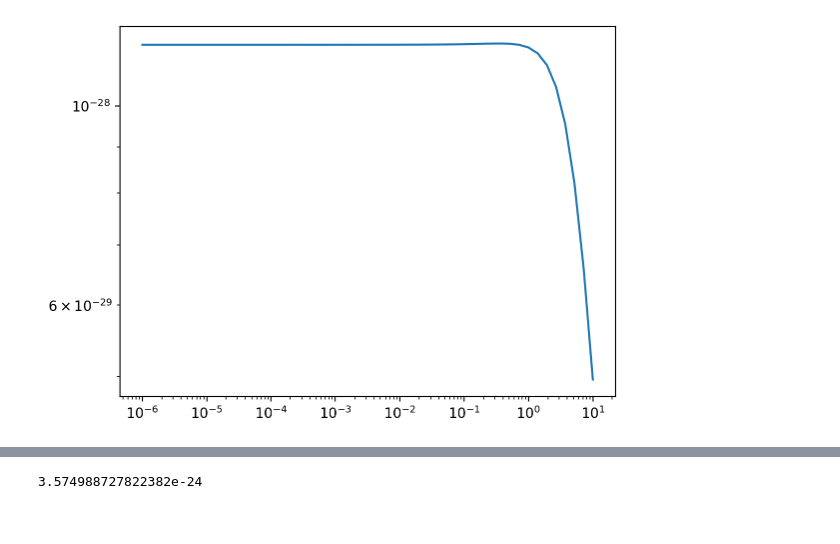
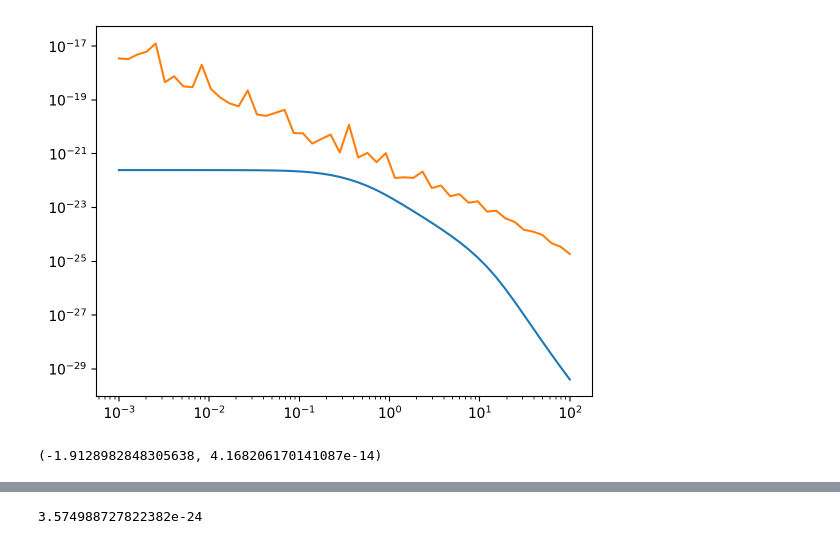
Before and after one commit to yenhsunlin/SNnuBDM2, a Jupyter notebook: src/crox.ipynb, the cells around one changed output, grey strips where cells are left out. Drawn from its saved outputs; the diff is of its cells as text; code cells hidden in the pictures.

```diff
--- a/src/crox.ipynb
+++ b/src/crox.ipynb
@@ -24,7 +24,7 @@ mmu = 105.658
 # gram to MeV
 g2MeV = 1/(1.783e-27)
 # %%
-def scatteringAmplitudeSquared(s,t,mf,mx,mV):
+def scatteringAmplitudeSquared(s,t,m1,m2,mV):
     """
     The spin-averaged amplitude squared for vector interaction
 
@@ -32,8 +32,8 @@ def scatteringAmplitudeSquared(s,t,mf,mx,mV):
     ------
     s: Mandelstam variables s
     t: Mandelstam variables t
-    mf: f mass
-    mx: DM mass
+    m1: incoming mass
+    m2: mass of the particle to be scattered off, at rest in the beginning
     mV: mediator mass
 
     Output
@@ -41,7 +41,7 @@ def scatteringAmplitudeSquared(s,t,mf,mx,mV):
     scalar: spin-averaged amplitude squared, dimensionless
     """
     # Define sum over mass squared and u channel
-    massSum = mf**2 + mx**2
+    massSum = m1**2 + m2**2
     u = 2*massSum - s - t
 
     # Spin-averaged amplitude-squared
@@ -126,13 +126,13 @@ def getEvCosPhi(Tx,mx,psi,max_Ev = 1000):
     # Target function for root_scalar to find Ev -> Ev_prime - Ev = Tx
     def _f(Ev):
         return _Tx(Ev) - Tx
-    # Try to solve the Ef with root_scalar
+    # Try to solve the Ev with root_scalar
     try:
         Ev = root_scalar(_f, bracket=[0, max_Ev], method='brentq').root
         # Get phi via arccos instead of arctan to aviod minus phi
         cosPhi = getCosPhi(Ev,Tx,mx,psi)
         # Check the energy-momentum conservation
-        if Ev/getBDMp(Tx,mx) >= 1:
+        if np.sqrt(1 - cosPhi**2)/cosPhi >= 0:
             # pass!
             flag = 'valid'
             msg = 1
@@ -246,7 +246,7 @@ def get_tpm(m1,m2,s):
     return tp,tm
 
 
-def totalCrossSectionElectronDM(Tx,mx,mv,eps,gD):
+def totalCrossSectionElectronDM(Tx,mx,mV,eps,gD):
     """
     The total cross section for DM-electron scattering in the detector
 
@@ -277,20 +277,32 @@ def totalCrossSectionElectronDM(Tx,mx,mv,eps,gD):
     totCrox,_ = quad(dsdt,tm,tp)
     return totCrox
 # %%
-Tx = 5
-mx_ls = np.logspace(-6,1,50)
-mV = 3*mx
+Tx = 1
+mx_ls = np.logspace(-3,2,50)
 gV = 1
 gD = 1
 eps = 1
 psi_ls = np.logspace(-2,np.log10(np.pi),100)
 sigxe = []
+sigxv = []
 for mx in mx_ls:
     sigxe.append(quad(lambda Tx: totalCrossSectionElectronDM(Tx,mx,mx/3,eps,gD),5,100)[0])
+    sigxv.append(dblquad(lambda psi,Tx: diffCrossSectionNuDM(psi,Tx,mx,mx/3,gV,gD),5,100,-np.pi,0)[0])
+
+#sigxv_psi_mx1keV = []
+#sigxv_psi_mx30keV = []
+#for psi in np.logspace(-9,np.log10(np.pi),1000):
+#    sigxv_psi_mx1keV.append(diffCrossSectionNuDM(psi,Tx,0.001,0.001/3,gV,gD))
+#    sigxv_psi_mx30keV.append(diffCrossSectionNuDM(psi,Tx,0.030,0.030/3,gV,gD))
 # %%
 plt.plot(mx_ls,np.asarray(sigxe)/95)
+plt.plot(mx_ls,np.asarray(sigxv)/95)
 plt.xscale('log')
 plt.yscale('log')
 #plt.ylim(1e-27,3e-26)
 # %% [output]
-[figure, old version]
+[figure, new version]
+# %%
+dblquad(lambda y,x: np.sin(x)*np.sin(y),-1,2,np.pi,0)
+# %% [output]
+(-1.9128982848305638, 4.168206170141087e-14)
```
Also changed, not shown: parts of 1 cell of this notebook, 5 other files.
